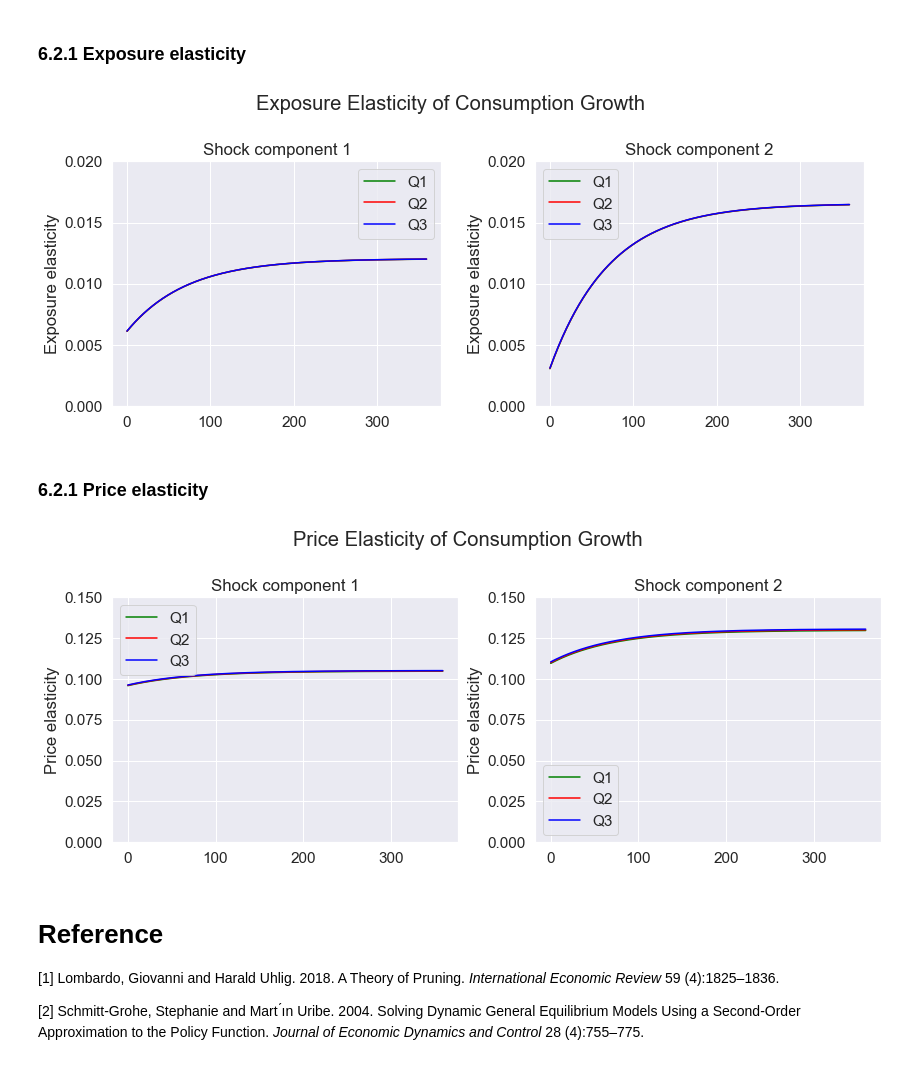
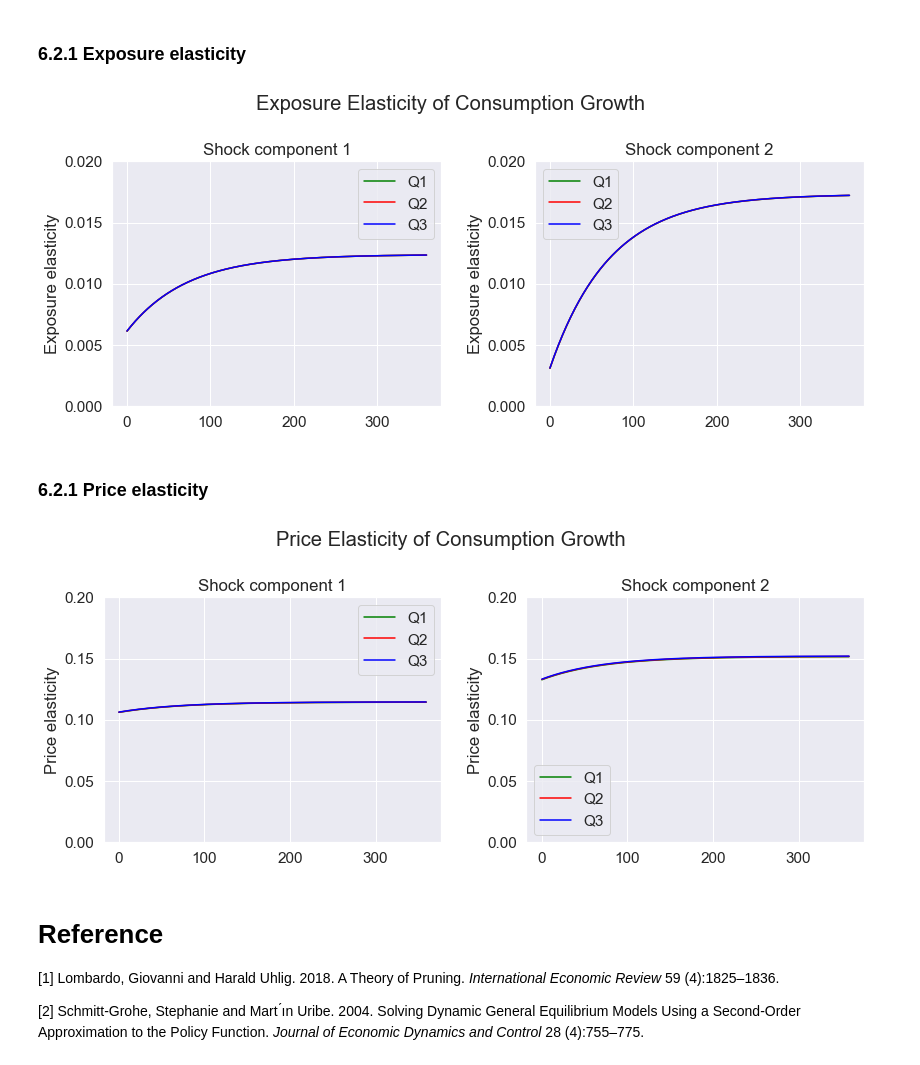
Before and after one commit to lphansen/RiskUncertaintyValue, a Jupyter notebook: uncertainexpansion.ipynb, the cells around one changed output. Saved outputs shown, nothing was run; the diff lists cells and outputs as text; code cells hidden in the pictures.

```diff
--- a/uncertainexpansion.ipynb
+++ b/uncertainexpansion.ipynb
@@ -304,13 +304,13 @@ $$
 $$
 # %%
 γ = 10.
-ρ = 1.5
-β = np.exp(-0.005)
-a = 0.0355
-ϕ_1 = 0.0125
-ϕ_2 = 400.
-α_k = 0.025
-σ_k = np.array([0.477,0]) * 0.01
+ρ = 4./3
+β = np.exp(-0.0025)
+a = 0.0288
+ϕ_1 = 0.0114
+ϕ_2 = 88.
+α_k = 0.0088
+σ_k = np.array([[0.477],[0]]) * 0.01
 A = np.exp(-0.014)
 B = np.array([[0.011,0.025]]) * 0.01
 # %% [markdown]
@@ -412,7 +412,7 @@ def eq_ac(Var_t, Var_tp1, W_tp1, q, mode, *args):
     # State evoluion processes
     phi_1 = Z_tp1 - A*Z_t - B@W_tp1
     phi_2 = gk_tp1 - ϕ_1 * anp.log(1.+ϕ_2*anp.exp(imk_t)) - 1.*gb_tp1
-    phi_3 = 1. * gb_tp1 + α_k - Z_t - σ_k.T@W_tp1 + 0.5 *σ_k.T@σ_k
+    phi_3 = 1. * gb_tp1 + α_k - Z_t - σ_k.T@W_tp1 + 0.5 *(σ_k.T@σ_k).item()
 
     if mode == 'psi1':
         # The psi1 mode specification is necessary for the equilibrium condition function
@@ -440,17 +440,17 @@ def ss_ac(*args):
     γ, β, ρ, a, ϕ_1, ϕ_2, α_k, σ_k, A, B = args
 
     def f(imk):
-        g_k = ϕ_1 * np.log(1.+ ϕ_2 * np.exp(imk)) - α_k - 0.5 *σ_k.T@σ_k
+        g_k = ϕ_1 * np.log(1.+ ϕ_2 * np.exp(imk)) - α_k - 0.5 *(σ_k.T@σ_k).item()
         sdf_ex = np.log(β) - ρ*g_k
-        g_b = -α_k - 0.5 *σ_k.T@σ_k
+        g_b = -α_k - 0.5 *(σ_k.T@σ_k).item()
         mkmc = anp.log(1./anp.exp(sdf_ex + anp.log(ϕ_1*ϕ_2) + (ϕ_1-1.)*anp.log(1.+ϕ_2*anp.exp(imk)) + g_b))
         return anp.exp(sdf_ex + mkmc + g_k) - anp.exp(sdf_ex + mkmc + anp.log(ϕ_1*ϕ_2) + (ϕ_1-1.)*anp.log(1.+ϕ_2*anp.exp(imk)) + g_b + imk)- anp.exp(mkmc) + a
 
     imk = optimize.bisect(f,-40,np.log(a))
     cmk = np.log(a - np.exp(imk))
-    g_k = ϕ_1 * np.log(1. + ϕ_2 * np.exp(imk)) - α_k - 0.5 *σ_k.T@σ_k
+    g_k = ϕ_1 * np.log(1. + ϕ_2 * np.exp(imk)) - α_k - 0.5 *(σ_k.T@σ_k).item()
     sdf_ex = np.log(β) - ρ*g_k
-    g_b = - α_k - 0.5 *σ_k.T@σ_k
+    g_b = - α_k - 0.5 *(σ_k.T@σ_k).item()
     mkmc = anp.log(1./anp.exp(sdf_ex + anp.log(ϕ_1*ϕ_2) + (ϕ_1-1.)*anp.log(1.+ϕ_2*anp.exp(imk)) + g_b))
 
     return np.array([0., cmk, imk, mkmc, 0., g_b, g_k])
@@ -834,30 +834,30 @@ fig.suptitle('Exposure Elasticity of Consumption Growth')
 fig.tight_layout()
 plt.show()
 # %% [output]
-[figure, old version]
+[figure, new version]
 # %% [markdown]
 ### 6.2.1 Price elasticity
 # %%
 fig, axes = plt.subplots(1, 2, figsize = (12,5))
 price_elas_shock_0_plot = pd.DataFrame([np.arange(T),price_elas_shock_0[0].flatten(),price_elas_shock_0[1].flatten(),price_elas_shock_0[2].flatten()], index = index).T
 price_elas_shock_1_plot = pd.DataFrame([np.arange(T),price_elas_shock_1[0].flatten(),price_elas_shock_1[1].flatten(),price_elas_shock_1[2].flatten()], index = index).T
 plot_elas = [price_elas_shock_0_plot, price_elas_shock_1_plot]
 
 for i in range(len(plot_elas)):
     for j in range(n_qt):
         sns.lineplot(data=plot_elas[i],  x='T', y=line_labl[j], ax=axes[i], color=line_color[j], label=line_labl[j])
         axes[i].set_xlabel('')
         axes[i].set_ylabel('Price elasticity')
         axes[i].set_title(shock_labl[i])
 
-axes[0].set_ylim([0,0.15])
-axes[1].set_ylim([0,0.15])
+axes[0].set_ylim([0,0.2])
+axes[1].set_ylim([0,0.2])
 
 fig.suptitle('Price Elasticity of Consumption Growth')
 fig.tight_layout()
 plt.show()
 # %% [output]
-[figure, old version]
+[figure, new version]
 # %% [markdown]
 # Reference
 
```
Also changed, not shown: parts of 6 cells of this notebook, 1 other file.
